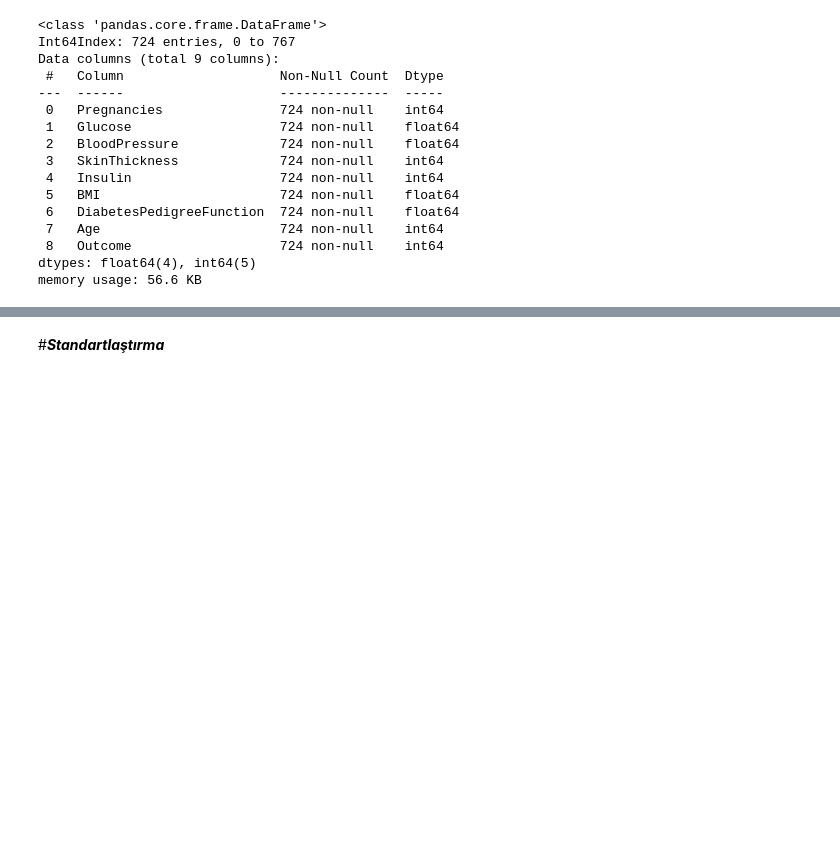
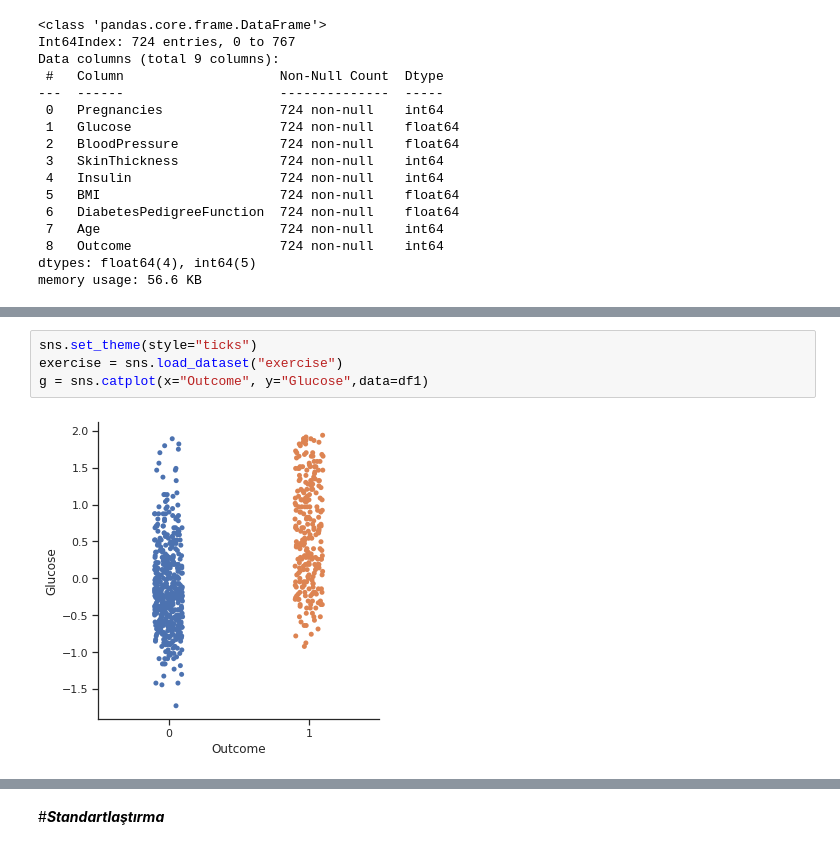
Before and after one commit to BoranOner/Predicting-Diabetes, a Jupyter notebook: SatırEksikDengesiz.ipynb, the cells around one changed output, grey strips where cells are left out. Drawn from its saved outputs; the diff is of its cells as text; blank space fills up the shorter version.

```diff
--- a/SatırEksikDengesiz.ipynb
+++ b/SatırEksikDengesiz.ipynb
@@ -171,0 +187,6 @@ memory usage: 56.6 KB
+# %%
+sns.set_theme(style="ticks")
+exercise = sns.load_dataset("exercise")
+g = sns.catplot(x="Outcome", y="Glucose",data=df1)
+# %% [output]
+[figure, added]
```
Also changed, not shown: parts of 35 cells of this notebook.
